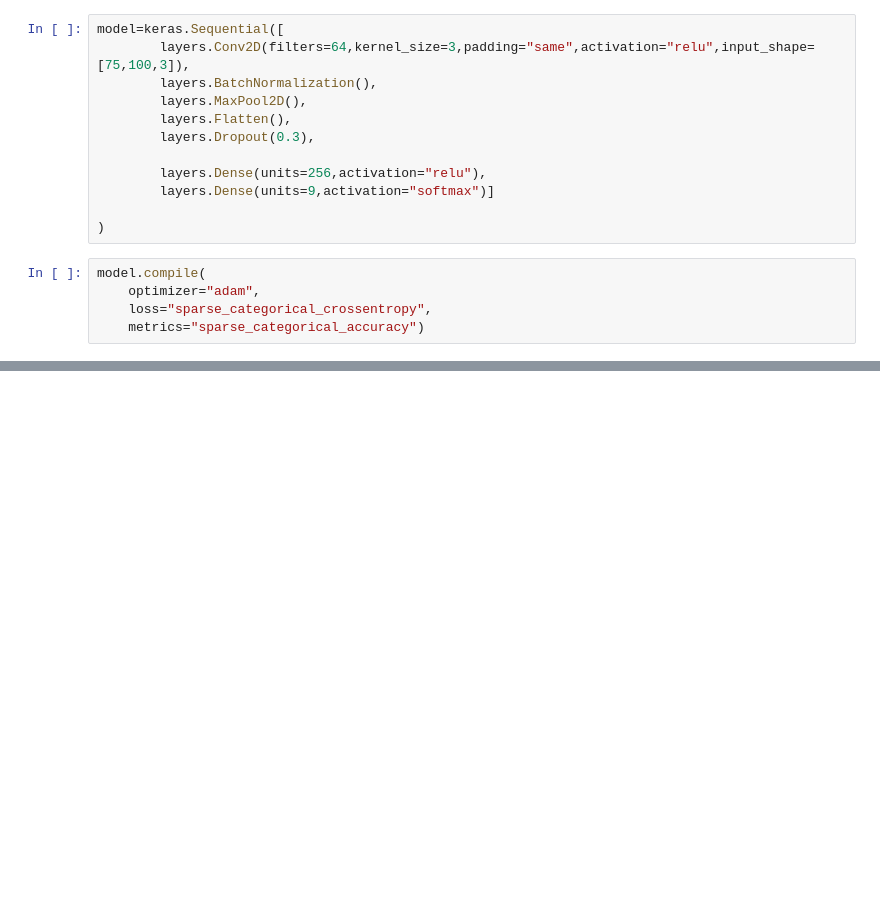
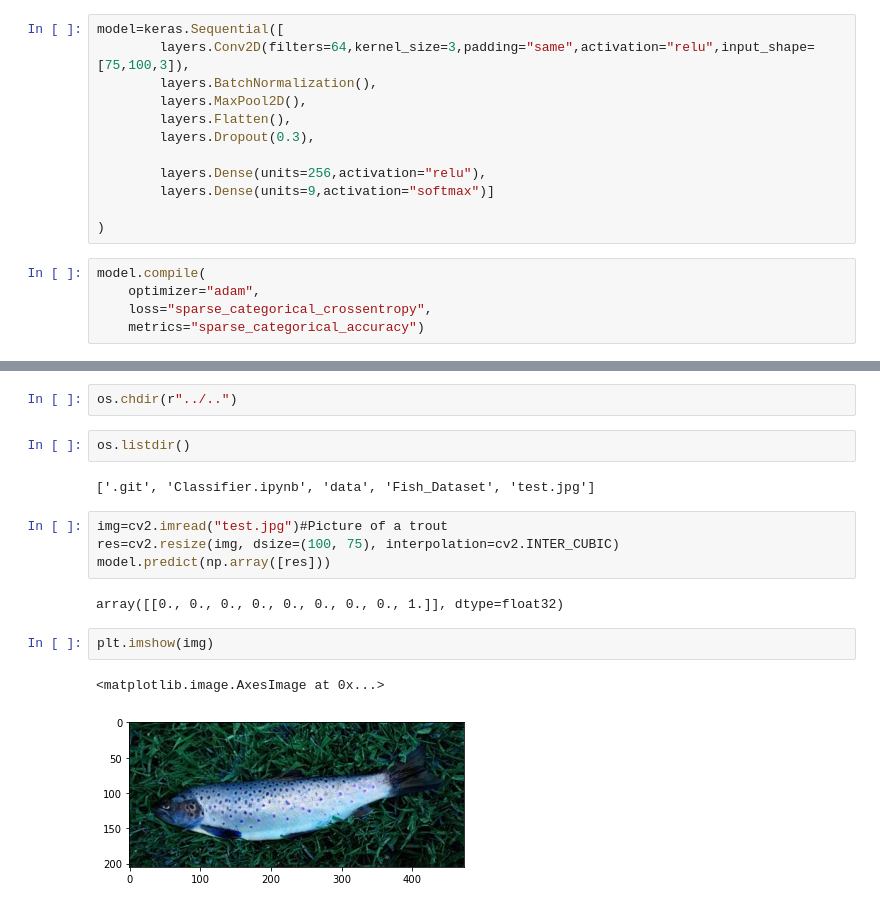
Before and after one commit to Kithtus/Fishes, a Jupyter notebook: Classifier.ipynb, the cells around one changed output, grey strips where cells are left out. Drawn from its saved outputs; the diff is of its cells as text; blank space fills up the shorter version.

```diff
--- a/Classifier.ipynb
+++ b/Classifier.ipynb
@@ -132,0 +138,17 @@ Epoch 4/4
+# %%
+os.chdir(r"../..")
+# %%
+os.listdir()
+# %% [output]
+['.git', 'Classifier.ipynb', 'data', 'Fish_Dataset', 'test.jpg']
+# %%
+img=cv2.imread("test.jpg")#Picture of a trout
+res=cv2.resize(img, dsize=(100, 75), interpolation=cv2.INTER_CUBIC)
+model.predict(np.array([res]))
+# %% [output]
+array([[0., 0., 0., 0., 0., 0., 0., 0., 1.]], dtype=float32)
+# %%
+plt.imshow(img)
+# %% [output]
+<matplotlib.image.AxesImage at 0x...>
+[figure, added]
```
Also changed, not shown: parts of 4 cells of this notebook, 1 other file.
